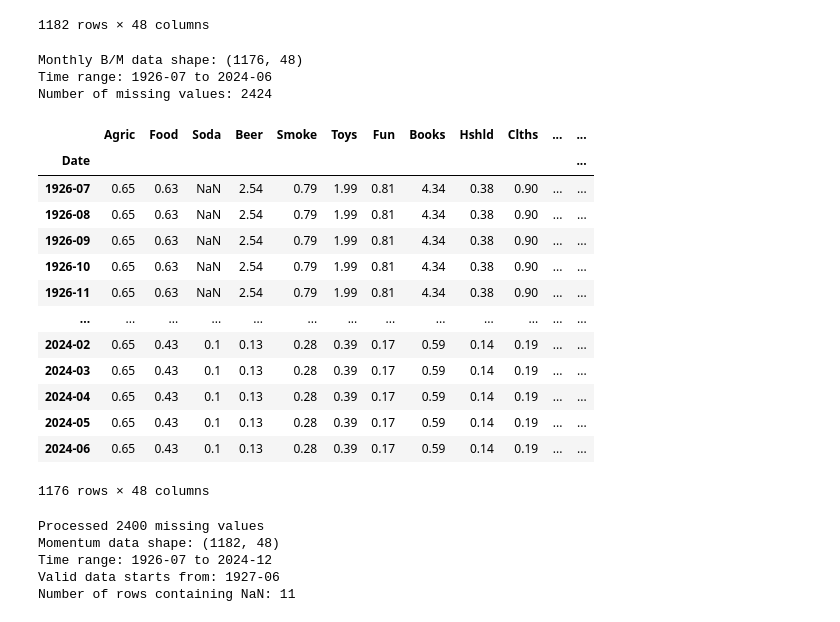
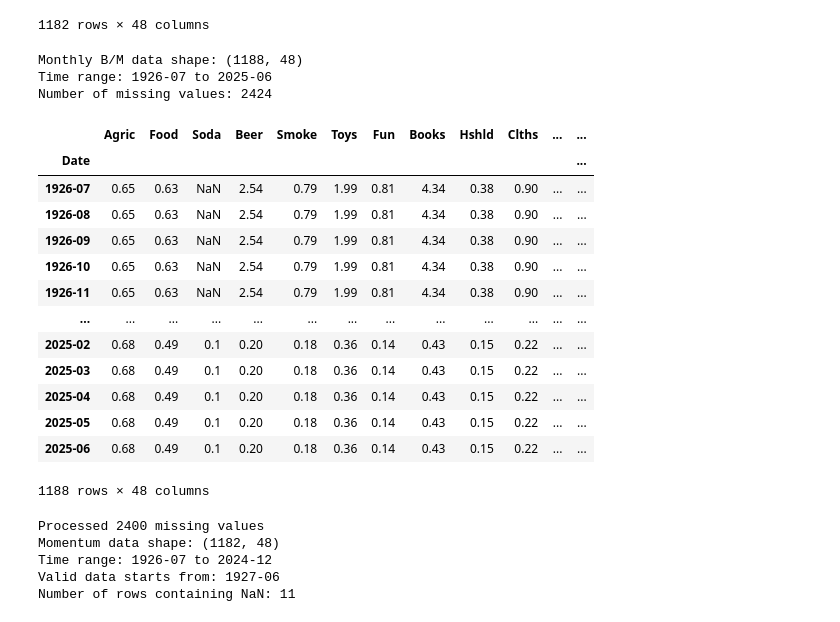
Before and after one commit to fangsitang/TP2_PortfolioManagement, a Jupyter notebook: Part_B.ipynb, the cells around one changed output. Drawn from its saved outputs; the diff is of its cells as text; code cells hidden in the pictures.

```diff
--- a/Part_B.ipynb
+++ b/Part_B.ipynb
@@ -6,7 +6,7 @@ import numpy as np
 pd.set_option('future.no_silent_downcasting', True)
 
 # Input file path
-file_path = "48_Industry_Portfolios.CSV"
+file_path = "Data For Part B/48_Industry_Portfolios.CSV"
 
 # Step 1: Read data with proper missing value handling
 df_firms = pd.read_csv(
@@ -95,7 +95,7 @@ df_BM.rename(columns={df_BM.columns[0]: 'Date'}, inplace=True)
 monthly_data = []
 
 # Iterate through annual data and populate B/M values for each month
-for i in range(len(df_BM) - 1):
+for i in range(len(df_BM)):
     year = df_BM.loc[i, 'Date']
     bm_values = df_BM.iloc[i, 1:].values  # Extract B/M ratios excluding 'Date'
 
@@ -113,41 +113,41 @@ for i in range(len(df_BM) - 1):
 
 # Step 4: Create a monthly DataFrame
 df_BM_monthly = pd.DataFrame(monthly_data, columns=['Date'] + list(df_BM.columns[1:]))
 
 # Step 5: Ensure all columns are numeric, but don't fill missing values
 for col in df_BM_monthly.columns[1:]:  # Skip the 'Date' column
     df_BM_monthly[col] = pd.to_numeric(df_BM_monthly[col], errors='coerce')
 
 # Step 6: Convert the date format to a monthly period
 df_BM_monthly['Date'] = pd.to_datetime(df_BM_monthly['Date'], errors='coerce')
 df_BM_monthly['Date'] = df_BM_monthly['Date'].dt.to_period('M')
 df_BM_monthly.set_index('Date', inplace=True)
 
 # Step 7: Validate data integrity
 print(f"Monthly B/M data shape: {df_BM_monthly.shape}")
 print(f"Time range: {df_BM_monthly.index.min()} to {df_BM_monthly.index.max()}")
 print(f"Number of missing values: {df_BM_monthly.isna().sum().sum()}")
 
 # Display results
 df_BM_monthly
 # %% [output]
-Monthly B/M data shape: (1176, 48)
-Time range: 1926-07 to 2024-06
+Monthly B/M data shape: (1188, 48)
+Time range: 1926-07 to 2025-06
 Number of missing values: 2424
 |  | Agric | Food | Soda | Beer | Smoke | Toys | Fun | Books | Hshld | Clths | ... | ... |
 | Date |  |  |  |  |  |  |  |  |  |  |  | ... |
 | 1926-07 | 0.65 | 0.63 | NaN | 2.54 | 0.79 | 1.99 | 0.81 | 4.34 | 0.38 | 0.90 | ... | ... |
 | 1926-08 | 0.65 | 0.63 | NaN | 2.54 | 0.79 | 1.99 | 0.81 | 4.34 | 0.38 | 0.90 | ... | ... |
 | 1926-09 | 0.65 | 0.63 | NaN | 2.54 | 0.79 | 1.99 | 0.81 | 4.34 | 0.38 | 0.90 | ... | ... |
 | 1926-10 | 0.65 | 0.63 | NaN | 2.54 | 0.79 | 1.99 | 0.81 | 4.34 | 0.38 | 0.90 | ... | ... |
 | 1926-11 | 0.65 | 0.63 | NaN | 2.54 | 0.79 | 1.99 | 0.81 | 4.34 | 0.38 | 0.90 | ... | ... |
 | ... | ... | ... | ... | ... | ... | ... | ... | ... | ... | ... | ... | ... |
-| 2024-02 | 0.65 | 0.43 | 0.1 | 0.13 | 0.28 | 0.39 | 0.17 | 0.59 | 0.14 | 0.19 | ... | ... |
-| 2024-03 | 0.65 | 0.43 | 0.1 | 0.13 | 0.28 | 0.39 | 0.17 | 0.59 | 0.14 | 0.19 | ... | ... |
-| 2024-04 | 0.65 | 0.43 | 0.1 | 0.13 | 0.28 | 0.39 | 0.17 | 0.59 | 0.14 | 0.19 | ... | ... |
-| 2024-05 | 0.65 | 0.43 | 0.1 | 0.13 | 0.28 | 0.39 | 0.17 | 0.59 | 0.14 | 0.19 | ... | ... |
-| 2024-06 | 0.65 | 0.43 | 0.1 | 0.13 | 0.28 | 0.39 | 0.17 | 0.59 | 0.14 | 0.19 | ... | ... |
+| 2025-02 | 0.68 | 0.49 | 0.1 | 0.20 | 0.18 | 0.36 | 0.14 | 0.43 | 0.15 | 0.22 | ... | ... |
+| 2025-03 | 0.68 | 0.49 | 0.1 | 0.20 | 0.18 | 0.36 | 0.14 | 0.43 | 0.15 | 0.22 | ... | ... |
+| 2025-04 | 0.68 | 0.49 | 0.1 | 0.20 | 0.18 | 0.36 | 0.14 | 0.43 | 0.15 | 0.22 | ... | ... |
+| 2025-05 | 0.68 | 0.49 | 0.1 | 0.20 | 0.18 | 0.36 | 0.14 | 0.43 | 0.15 | 0.22 | ... | ... |
+| 2025-06 | 0.68 | 0.49 | 0.1 | 0.20 | 0.18 | 0.36 | 0.14 | 0.43 | 0.15 | 0.22 | ... | ... |
-1176 rows × 48 columns
+1188 rows × 48 columns
 # %%
 ########## Question 3 - The Momentum ##########
 
```
Also changed, not shown: parts of 5 cells of this notebook, 1 other file.
